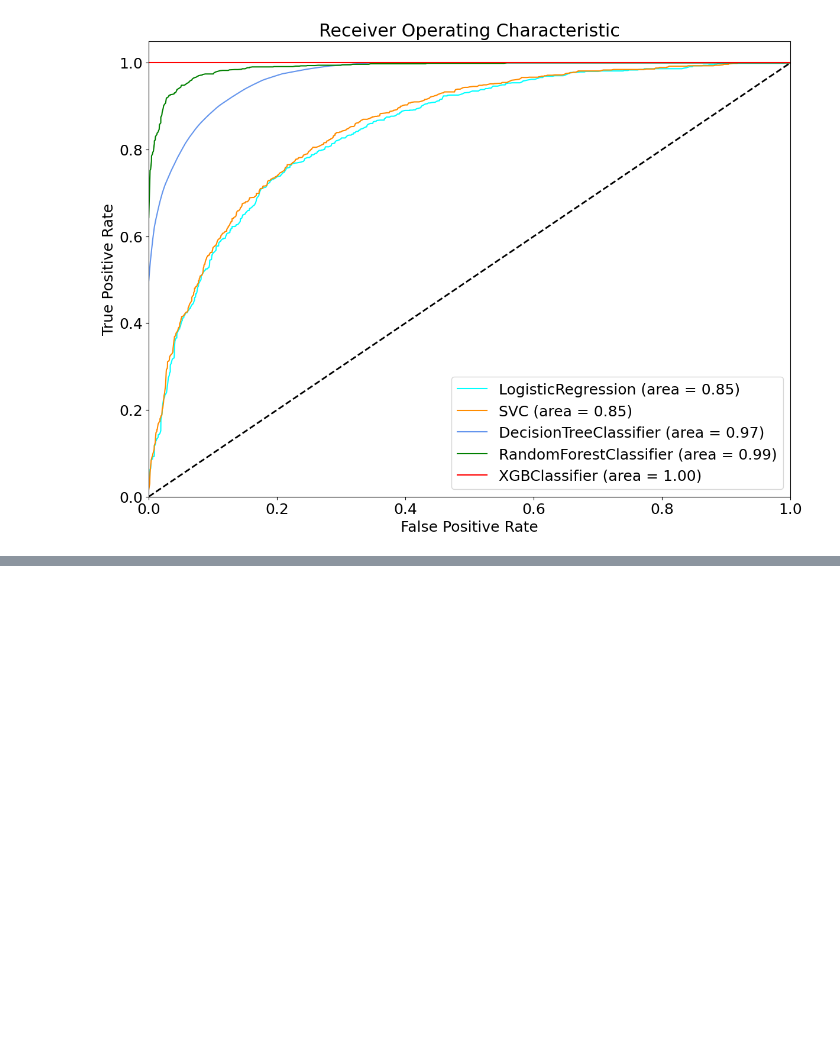
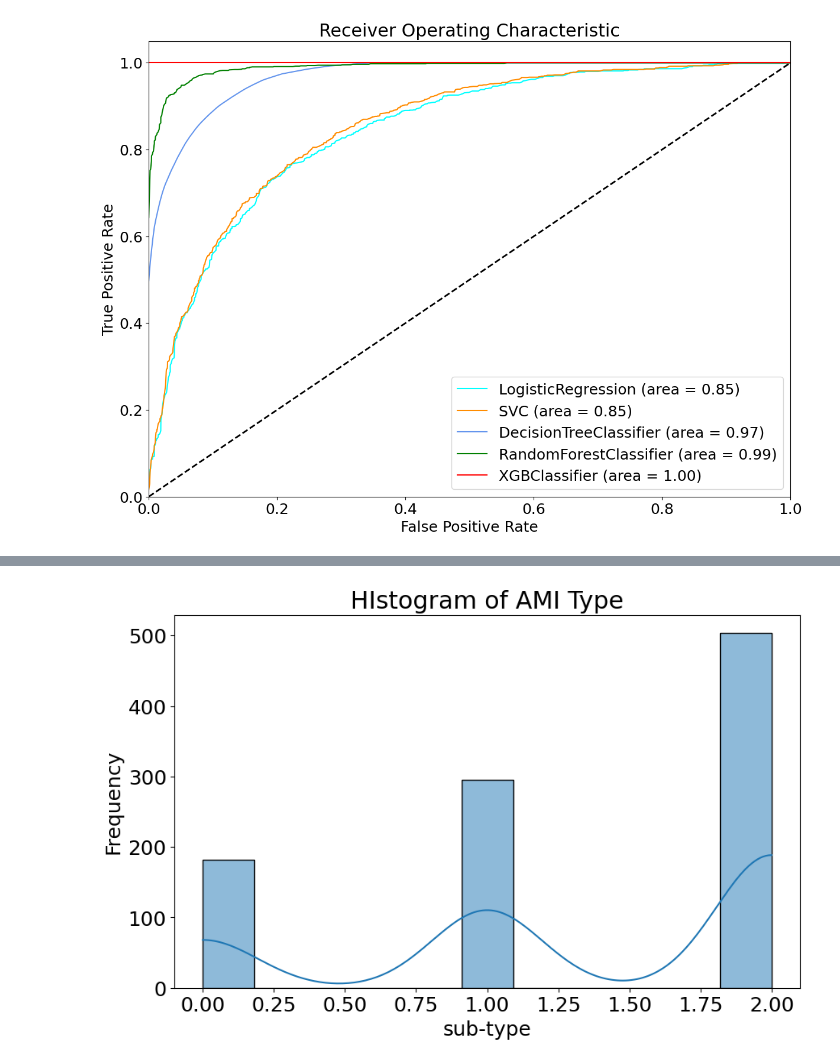
Before and after one commit to Clarkson-Applied-Data-Science/2024_ia651_DineshPendyala_SrihariNagineni, a Jupyter notebook: IA651_Project_HeartAttack_draft.ipynb, the cells around one changed output, grey strips where cells are left out. Saved outputs shown, nothing was run; the diff lists cells and outputs as text; code cells hidden in the pictures; blank space fills up the shorter version.

```diff
--- a/IA651_Project_HeartAttack_draft.ipynb
+++ b/IA651_Project_HeartAttack_draft.ipynb
@@ -2721,0 +2719,10 @@ FileNotFoundError: [Errno 2] No such file or directory: 'D:\\Data Science Sem2\\
+# %%
+# Create a box plot for y Variable
+plt.figure(figsize=(10, 6))
+sns.histplot(df_cleaned['sub-type'],kde=True)
+plt.title(f'HIstogram of AMI Type')
+plt.ylabel('Frequency')
+plt.savefig(f'box_plot_AMITYPE.png')
+plt.show()
+# %% [output]
+[figure, added]
```
Also changed, not shown: parts of 2 cells of this notebook, 1 other file.
